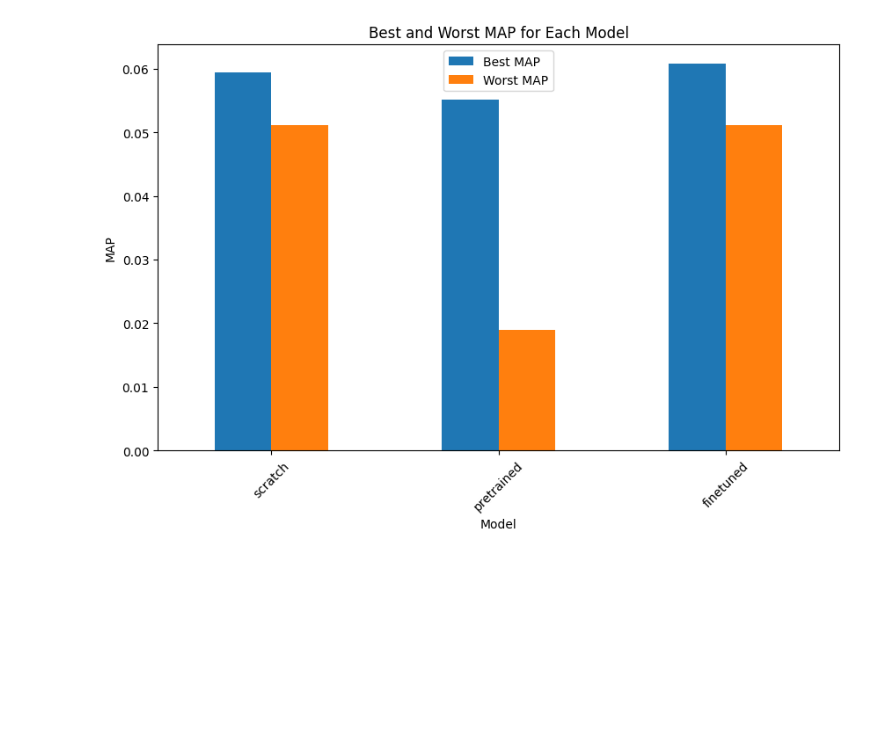
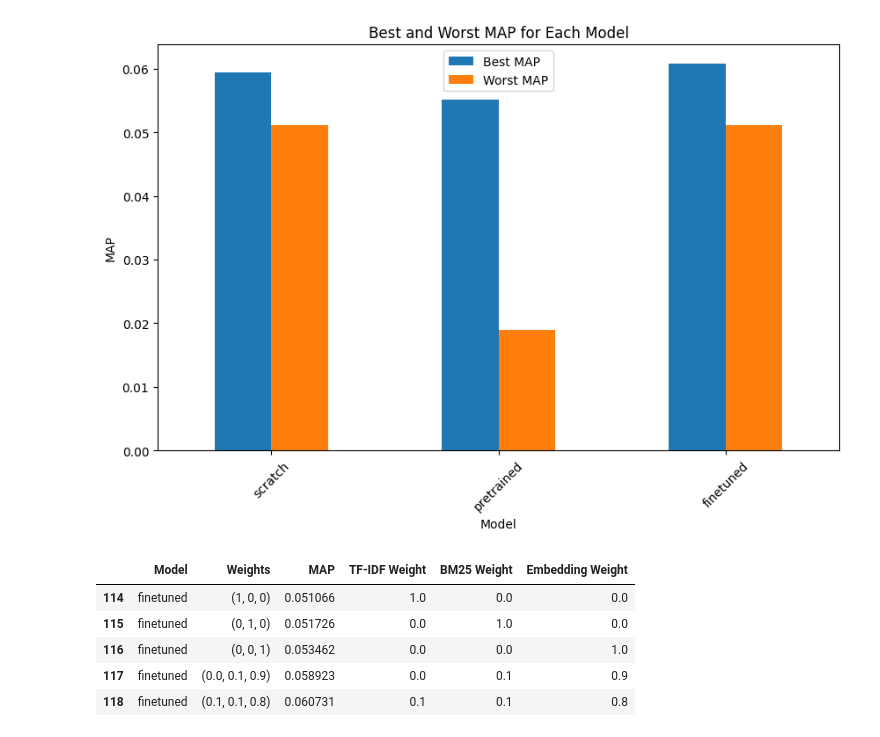
Before and after one commit to mfurkangon/cs533, a Jupyter notebook: HW/HW1/hw.ipynb, the cells around one changed output. Saved outputs shown, nothing was run; the diff lists cells and outputs as text; code cells hidden in the pictures; blank space fills up the shorter version.

```diff
--- a/HW/HW1/hw.ipynb
+++ b/HW/HW1/hw.ipynb
@@ -700,0 +635,11 @@ best_and_worst_plots(results_df)
+# %%
+scratch_df = results_df[results_df["Model"]=="scratch"]
+pretrained_df = results_df[results_df["Model"]=="pretrained"]
+finetuned_df = results_df[results_df["Model"]=="finetuned"]
+# %% [output]
+|  | Model | Weights | MAP | TF-IDF Weight | BM25 Weight | Embedding Weight |
+| 114 | finetuned | (1, 0, 0) | 0.051066 | 1.0 | 0.0 | 0.0 |
+| 115 | finetuned | (0, 1, 0) | 0.051726 | 0.0 | 1.0 | 0.0 |
+| 116 | finetuned | (0, 0, 1) | 0.053462 | 0.0 | 0.0 | 1.0 |
+| 117 | finetuned | (0.0, 0.1, 0.9) | 0.058923 | 0.0 | 0.1 | 0.9 |
+| 118 | finetuned | (0.1, 0.1, 0.8) | 0.060731 | 0.1 | 0.1 | 0.8 |
```
Also changed, not shown: parts of 8 cells of this notebook, 2 other files.
